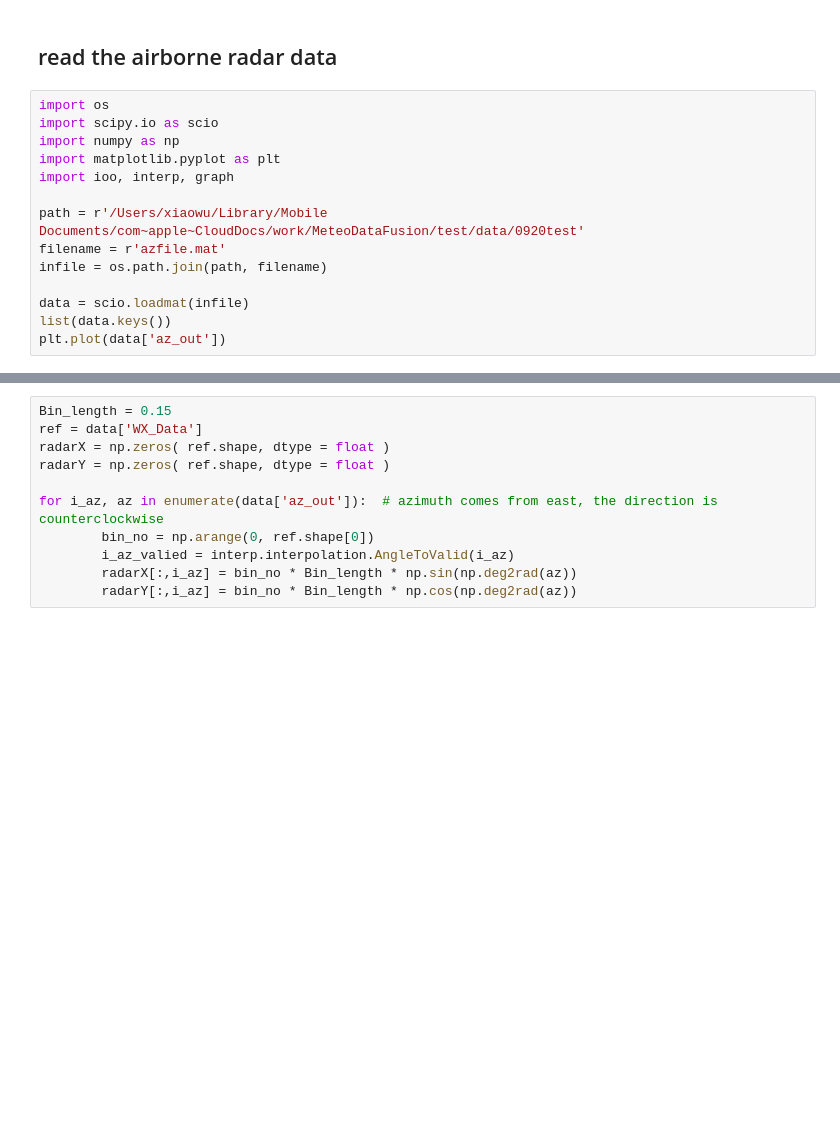
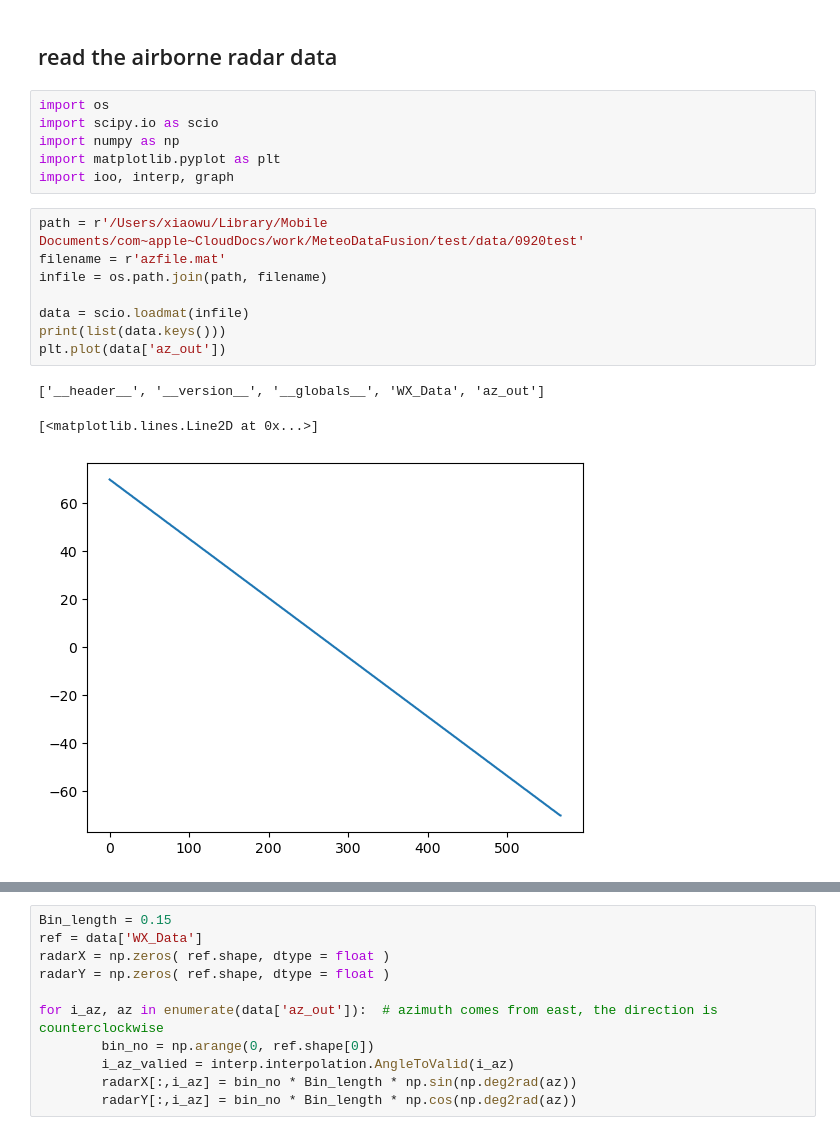
Before and after one commit to lovelyweather/MeteoDataFusion, a Jupyter notebook: test.ipynb, the cells around one changed output, grey strips where cells are left out. Saved outputs shown, nothing was run; the diff lists cells and outputs as text; blank space fills up the shorter version.

```diff
--- a/test.ipynb
+++ b/test.ipynb
@@ -118,18 +120,22 @@ dataset.variables['EGA']
 # %% [markdown]
 ## read the airborne radar data
+# %%
+import os
+import scipy.io as scio
+import numpy as np
+import matplotlib.pyplot as plt
+import ioo, interp, graph
 # %%
-import os
-import scipy.io as scio
-import numpy as np
-import matplotlib.pyplot as plt
-import ioo, interp, graph
-
 path = r'/Users/xiaowu/Library/Mobile Documents/com~apple~CloudDocs/work/MeteoDataFusion/test/data/0920test'
 filename = r'azfile.mat'
 infile = os.path.join(path, filename)
 
 data = scio.loadmat(infile)
-list(data.keys())
+print(list(data.keys()))
 plt.plot(data['az_out'])
+# %% [output]
+['__header__', '__version__', '__globals__', 'WX_Data', 'az_out']
+[<matplotlib.lines.Line2D at 0x...>]
+[figure, added]
 # %%
 plt.imshow(data['WX_Data'])
```
Also changed, not shown: parts of 28 cells of this notebook, 1 other file.
